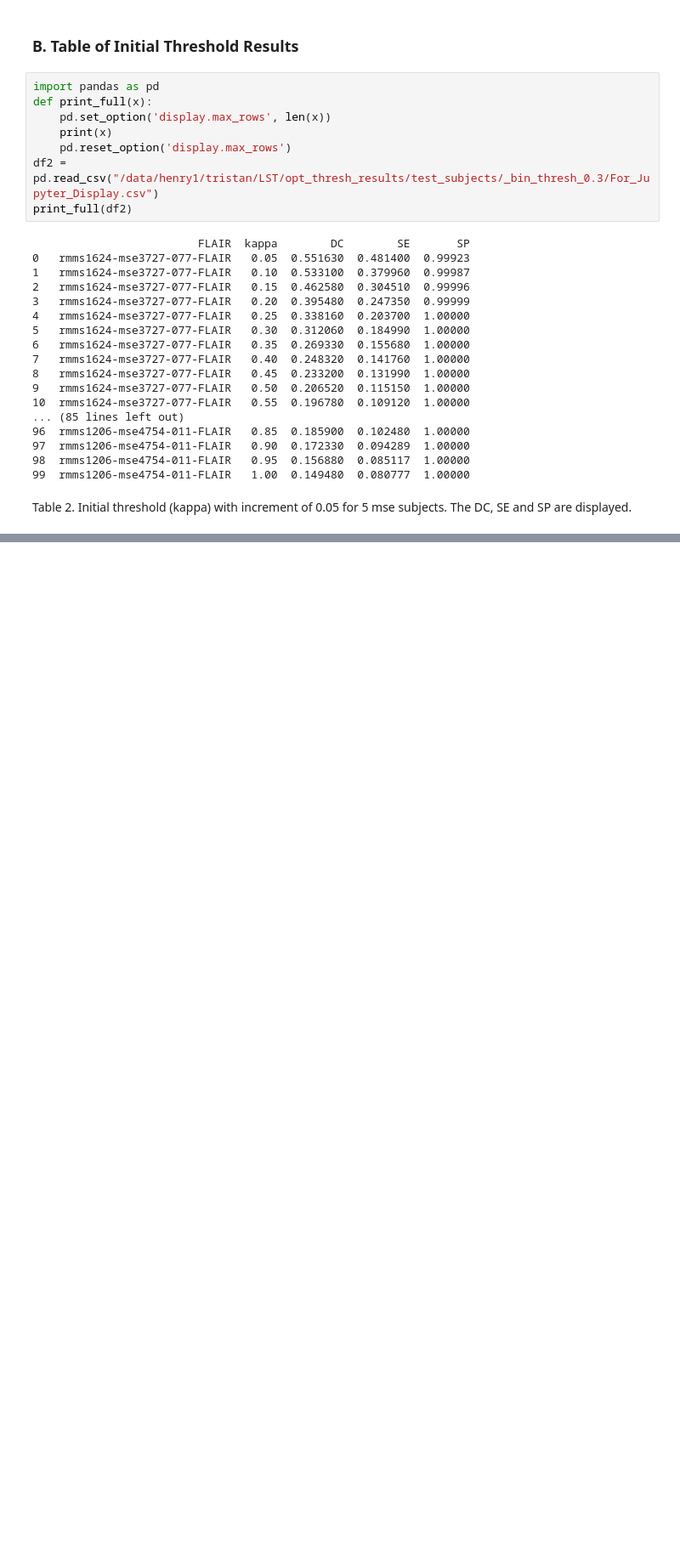
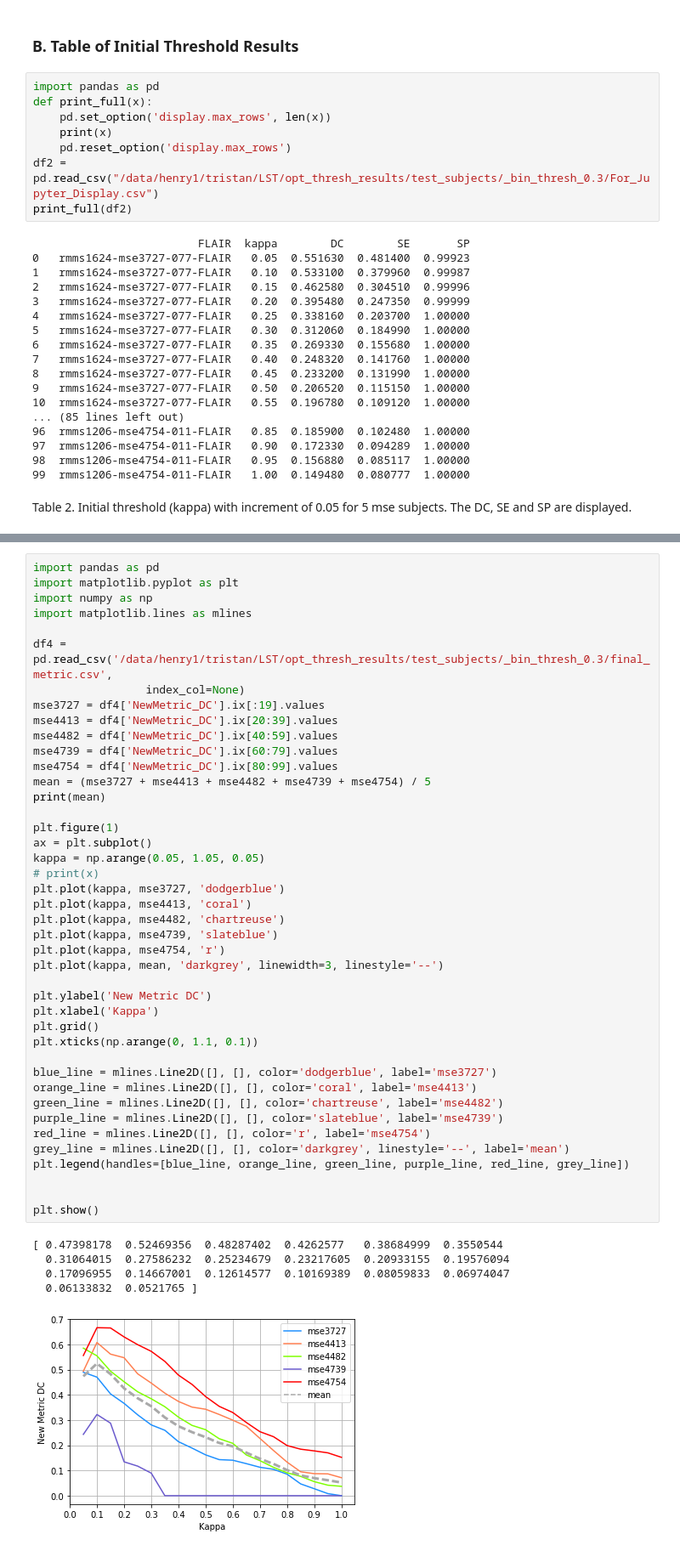
Before and after one commit to zxh2135645/LST, a Jupyter notebook: LST_opt_thresh_write_up.ipynb, the cells around one changed output, grey strips where cells are left out. Shown: that part at 85% size. Saved outputs shown, nothing was run; the diff lists cells and outputs as text; blank space fills up the shorter version.

Commit message:
Plotting new metric Dice Coefficient

```diff
--- a/LST_opt_thresh_write_up.ipynb
+++ b/LST_opt_thresh_write_up.ipynb
@@ -966,0 +594,48 @@ Table 2. Initial threshold (kappa) with increment of 0.05 for 5 mse subjects. Th
+# %%
+import pandas as pd
+import matplotlib.pyplot as plt
+import numpy as np
+import matplotlib.lines as mlines
+
+df4 = pd.read_csv('/data/henry1/tristan/LST/opt_thresh_results/test_subjects/_bin_thresh_0.3/final_metric.csv',
+                 index_col=None)
+mse3727 = df4['NewMetric_DC'].ix[:19].values
+mse4413 = df4['NewMetric_DC'].ix[20:39].values
+mse4482 = df4['NewMetric_DC'].ix[40:59].values
+mse4739 = df4['NewMetric_DC'].ix[60:79].values
+mse4754 = df4['NewMetric_DC'].ix[80:99].values
+mean = (mse3727 + mse4413 + mse4482 + mse4739 + mse4754) / 5
+print(mean)
+
+plt.figure(1)
+ax = plt.subplot()
+kappa = np.arange(0.05, 1.05, 0.05)
+# print(x)
+plt.plot(kappa, mse3727, 'dodgerblue')
+plt.plot(kappa, mse4413, 'coral')
+plt.plot(kappa, mse4482, 'chartreuse')
+plt.plot(kappa, mse4739, 'slateblue')
+plt.plot(kappa, mse4754, 'r')
+plt.plot(kappa, mean, 'darkgrey', linewidth=3, linestyle='--')
+
+plt.ylabel('New Metric DC')
+plt.xlabel('Kappa')
+plt.grid()
+plt.xticks(np.arange(0, 1.1, 0.1))
+
+blue_line = mlines.Line2D([], [], color='dodgerblue', label='mse3727')
+orange_line = mlines.Line2D([], [], color='coral', label='mse4413')
+green_line = mlines.Line2D([], [], color='chartreuse', label='mse4482')
+purple_line = mlines.Line2D([], [], color='slateblue', label='mse4739')
+red_line = mlines.Line2D([], [], color='r', label='mse4754')
+grey_line = mlines.Line2D([], [], color='darkgrey', linestyle='--', label='mean')
+plt.legend(handles=[blue_line, orange_line, green_line, purple_line, red_line, grey_line])
+
+
+plt.show()
+# %% [output]
+[ 0.47398178  0.52469356  0.48287402  0.4262577   0.38684999  0.3550544
+  0.31064015  0.27586232  0.25234679  0.23217605  0.20933155  0.19576094
+  0.17096955  0.14667001  0.12614577  0.10169389  0.08059833  0.06974047
+  0.06133832  0.0521765 ]
+[figure, added]
```
Also changed, not shown: parts of 11 cells of this notebook.
